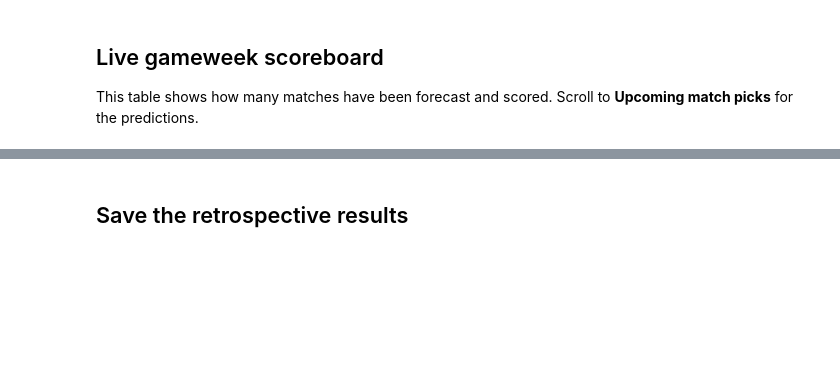
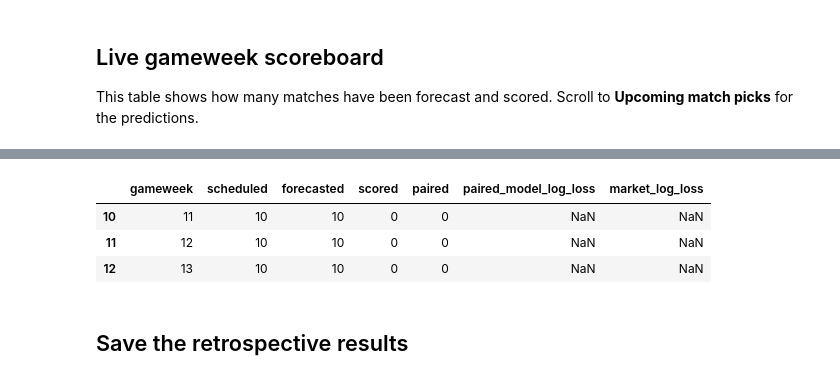
Before and after one commit to adamfarahh/Premier-League-Match-Predictor, a Jupyter notebook: Premier_League_Predictor.ipynb, the cells around one changed output, grey strips where cells are left out. Cells and saved outputs as stored; diff of their text form; code cells hidden in the pictures; blank space fills up the shorter version.

```diff
--- a/Premier_League_Predictor.ipynb
+++ b/Premier_League_Predictor.ipynb
@@ -132,7 +201,7 @@ pd.DataFrame(probabilities, index=labels).round(3)
 
 This table shows how many matches have been forecast and scored. Scroll to **Upcoming match picks** for the predictions.
 # %%
-SCOREBOARD_DB = DEFAULT_SCOREBOARD
+SCOREBOARD_DB = Path('C:/Users/adamj/OneDrive/Desktop/Premier-League-Match-Predictor-main/scoreboard.sqlite3')
 scoreboard = read_scoreboard(SCOREBOARD_DB, 2026)
 records = logged_forecasts(SCOREBOARD_DB, 2026)
 if scoreboard.updated_at:
@@ -153,3 +222,4 @@ if scoreboard.updated_at:
         issued[probability_columns] = pd.DataFrame(issued["probabilities"].tolist(), index=issued.index)
 else:
     print("No prospective forecasts logged yet. Run a scoreboard sync to start.")
+# %% [output]
@@ -156,3 +227,7 @@ else:
+|  | gameweek | scheduled | forecasted | scored | paired | paired_model_log_loss | market_log_loss |
+| 10 | 11 | 10 | 10 | 0 | 0 | NaN | NaN |
+| 11 | 12 | 10 | 10 | 0 | 0 | NaN | NaN |
+| 12 | 13 | 10 | 10 | 0 | 0 | NaN | NaN |
 # %% [markdown]
 ## Save the retrospective results
 # %%
```
Also changed, not shown: parts of 15 cells of this notebook, 5 other files.
